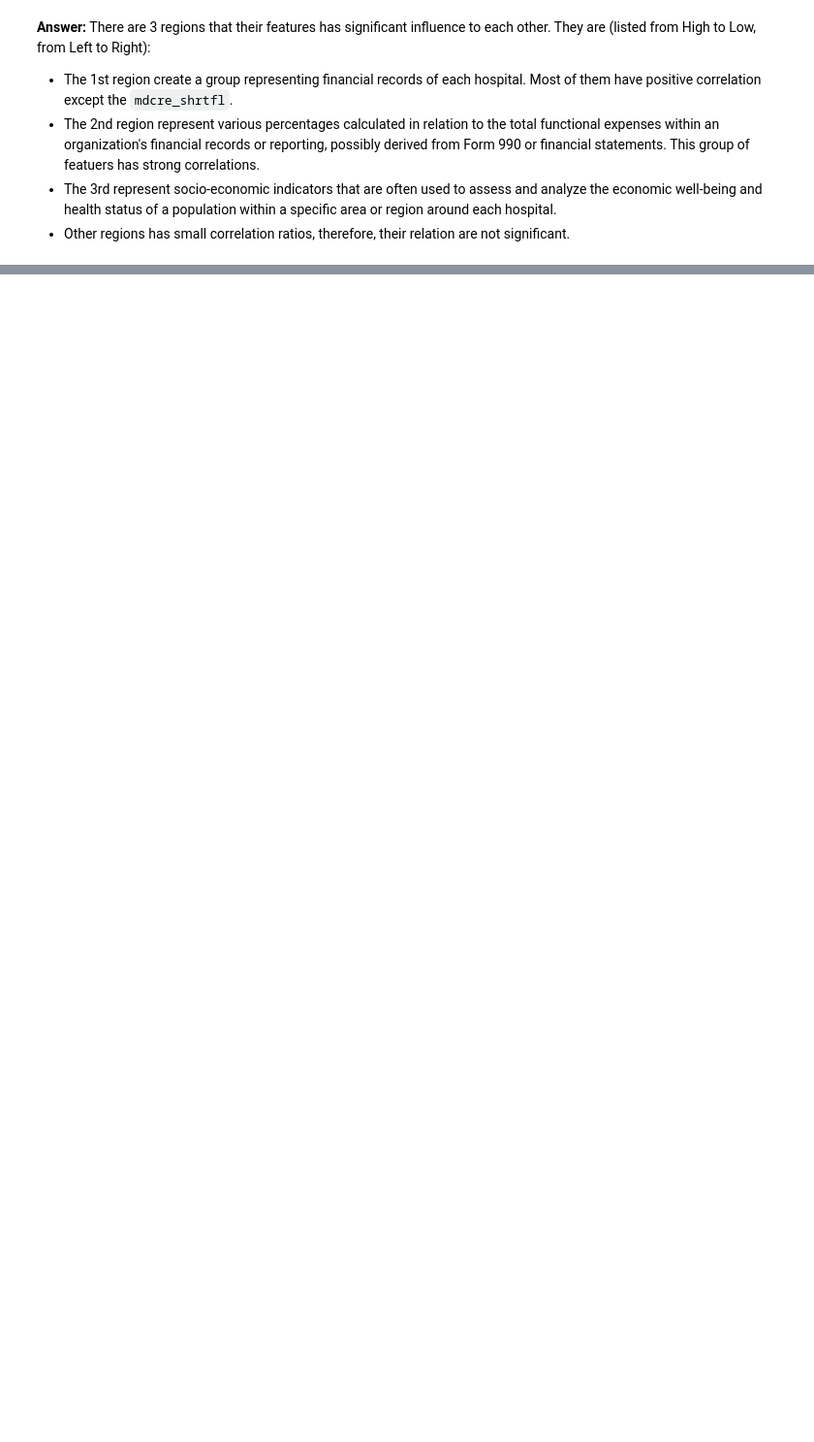
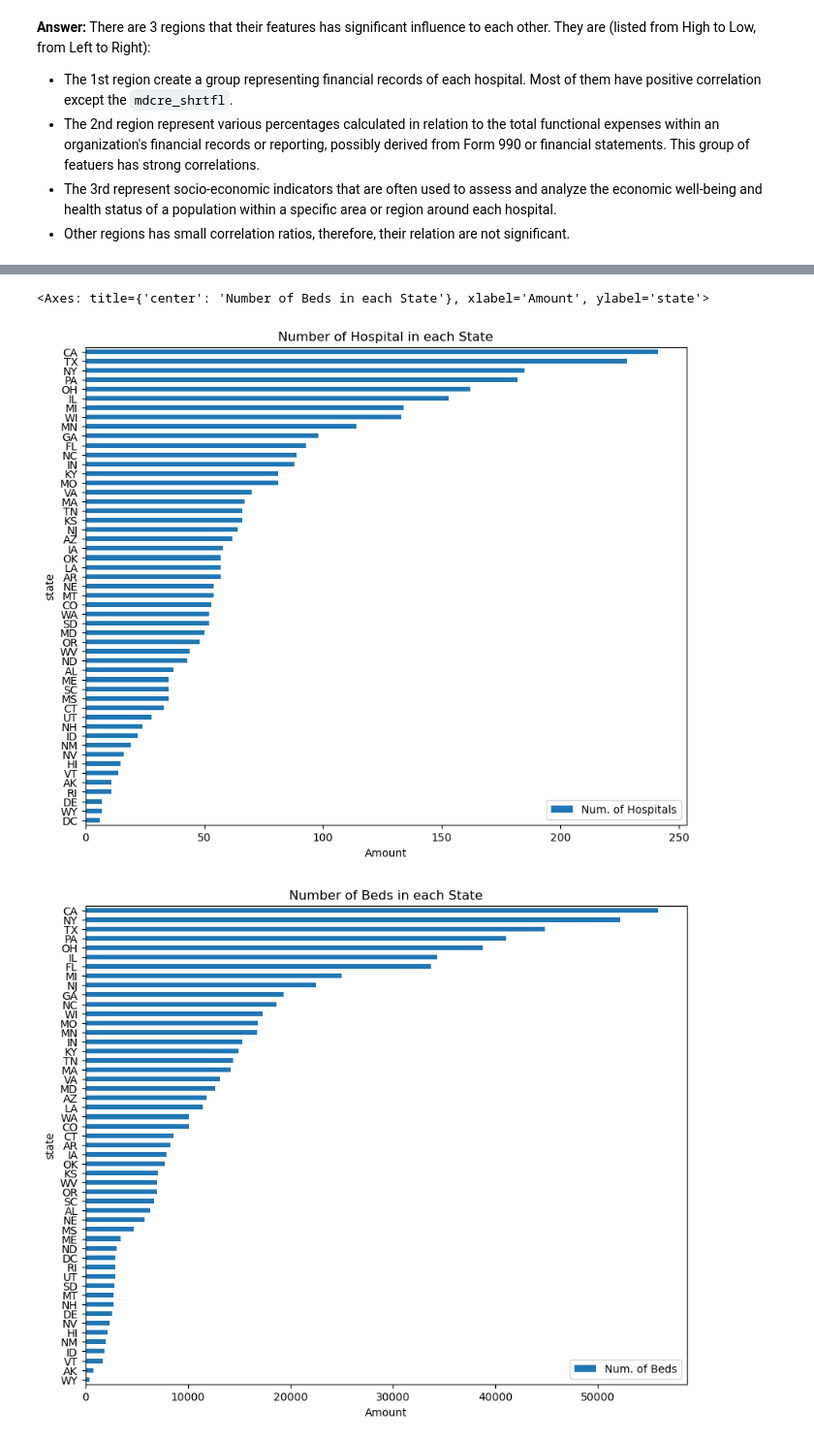
Before and after one commit to gigachad0209/Final-Project---NMKHDL, a Jupyter notebook: eda.ipynb, the cells around one changed output, grey strips where cells are left out. Shown at 97% size. Cells and saved outputs as stored; diff of their text form; code cells hidden in the pictures; blank space fills up the shorter version.

```diff
--- a/eda.ipynb
+++ b/eda.ipynb
@@ -76,0 +68,19 @@ plt.show()
+# %%
+#
+hos_num_df = pd.DataFrame()
+hos_num_df['Num. of Hospitals'] = df.groupby('state')['hospital_id'].count()
+hos_num_df['State'] = hos_num_df.index
+hos_num_df.sort_values('Num. of Hospitals', inplace=True)
+# hos_num_df.reset_index(drop=True, inplace=True)
+hos_num_df.plot.barh(figsize=(10,8), xlabel='Amount', title='Number of Hospital in each State')
+
+bed_num_df = pd.DataFrame()
+bed_num_df['Num. of Beds'] = df.groupby('state')['hospital_bed_count'].sum()
+bed_num_df['State'] = bed_num_df.index
+bed_num_df.sort_values('Num. of Beds', inplace=True)
+# hos_num_df.reset_index(drop=True, inplace=True)
+bed_num_df.plot.barh(figsize=(10,8), xlabel='Amount', title='Number of Beds in each State')
+# %% [output]
+<Axes: title={'center': 'Number of Beds in each State'}, xlabel='Amount', ylabel='state'>
+[figure, added]
+[figure, added]
```
Also changed, not shown: parts of 19 cells of this notebook, 1 other file.
